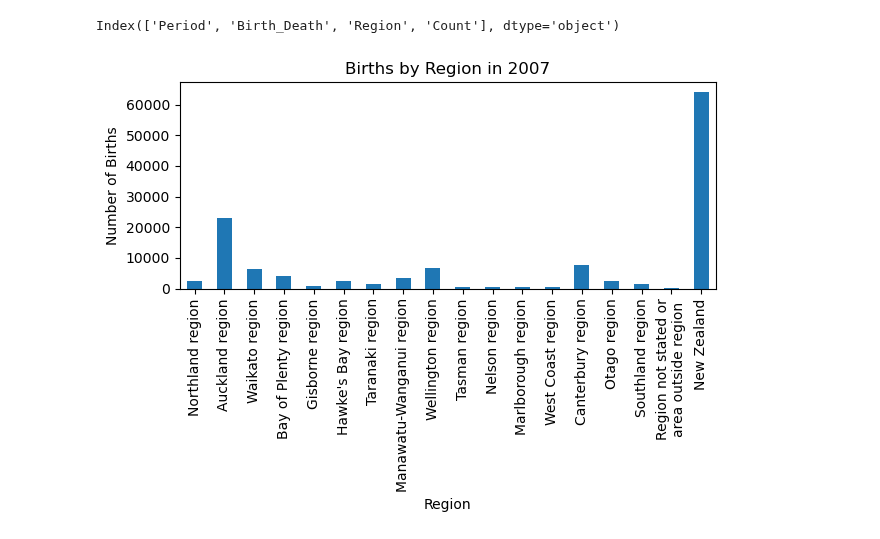
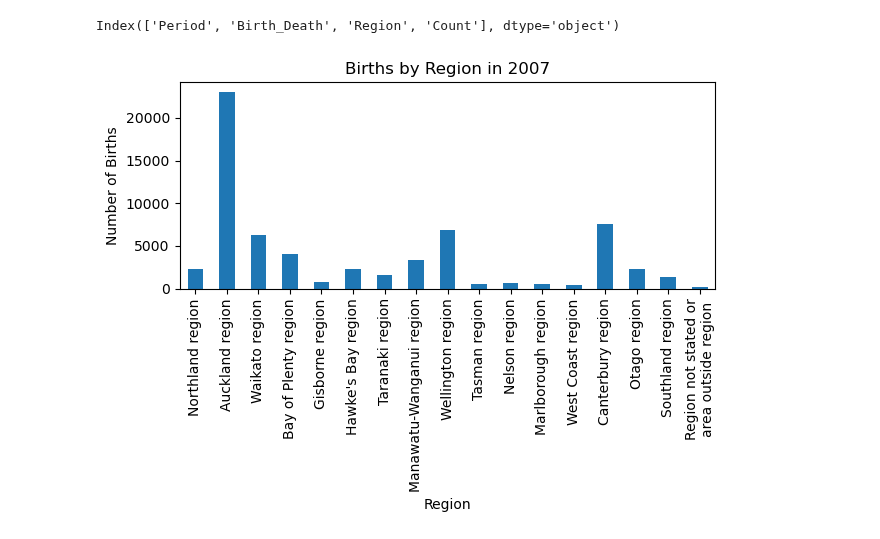
Before and after one commit to Gervig/Business-Intelligence, a Jupyter notebook: MP1/csvData/csvData.ipynb, the cells around one changed output. Cells and saved outputs as stored; diff of their text form; code cells hidden in the pictures.

```diff
--- a/MP1/csvData/csvData.ipynb
+++ b/MP1/csvData/csvData.ipynb
@@ -30,24 +30,27 @@ Index(['Period', 'Birth_Death', 'Region', 'Count'], dtype='object')
 # %%
 import matplotlib.pyplot as plt
 
 # Filter for a specific year
 period = 2007
 
 # Filters births for the given year
 births_filtered = df[
     (df["Birth_Death"] == "Births") &
     (df["Period"] == period)
 ].copy()
 
+# Remove "New Zealand" from the DataFrame
+births_filtered = births_filtered[births_filtered["Region"] != "New Zealand"]
+
 # Makes each set of data have a uniqe region
 births_filtered.set_index("Region", inplace=True)
 
 # Plot
 births_filtered["Count"].plot(kind="bar", legend=False)
 plt.title(f"Births by Region in {period}")
 plt.ylabel("Number of Births")
 plt.xlabel("Region")
 plt.tight_layout()
 plt.show()
 # %% [output]
-[figure, old version]
+[figure, new version]
```
